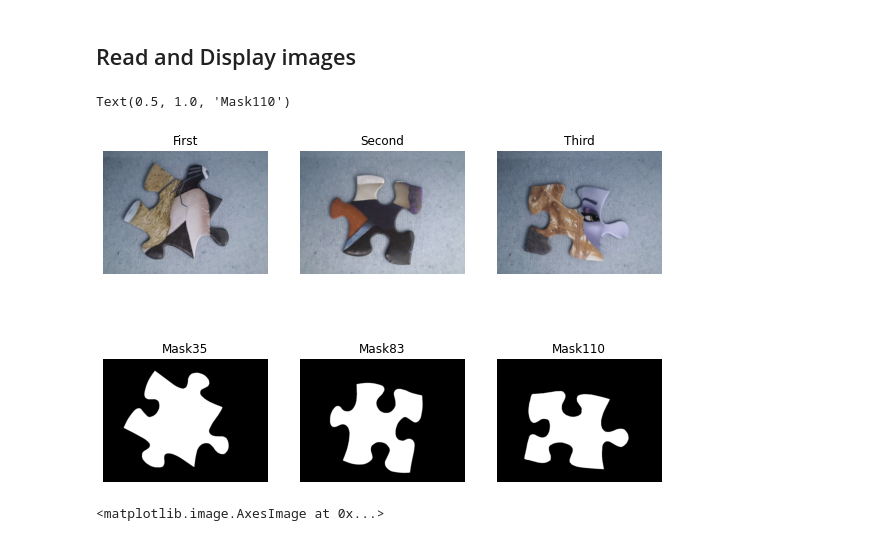
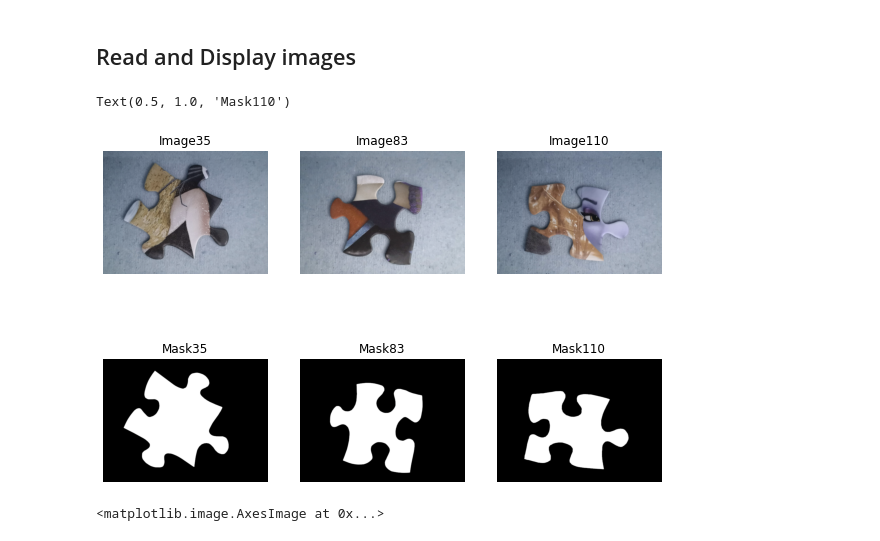
Before and after one commit to godide/godide, a Jupyter notebook: 2509788_COMS7050A_Lab_1.ipynb, the cells around one changed output. Cells and saved outputs as stored; diff of their text form; code cells hidden in the pictures.

```diff
--- a/2509788_COMS7050A_Lab_1.ipynb
+++ b/2509788_COMS7050A_Lab_1.ipynb
@@ -56,7 +56,7 @@ fig.add_subplot(rows, columns, 1)
 # showing image
 plt.imshow(Image35)
 plt.axis('off')
-plt.title("First")
+plt.title("Image35")
 
 # Adds a subplot at the 2nd position
 fig.add_subplot(rows, columns, 2)
@@ -64,7 +64,7 @@ fig.add_subplot(rows, columns, 2)
 # showing image
 plt.imshow(Image83)
 plt.axis('off')
-plt.title("Second")
+plt.title("Image83")
 
 # Adds a subplot at the 3rd position
 fig.add_subplot(rows, columns, 3)
@@ -72,35 +72,35 @@ fig.add_subplot(rows, columns, 3)
 # showing image
 plt.imshow(Image110)
 plt.axis('off')
-plt.title("Third")
+plt.title("Image110")
 
 # Adds a subplot at the 4th position
 fig.add_subplot(rows, columns, 4)
 
 # showing image
 plt.imshow(Mask35)
 plt.axis('off')
 plt.title("Mask35")
 
 
 # Adds a subplot at the 5th position
 fig.add_subplot(rows, columns, 5)
 
 # showing image
 plt.imshow(Mask83)
 plt.axis('off')
 plt.title("Mask83")
 
 # Adds a subplot at the 6th position
 fig.add_subplot(rows, columns, 6)
 
 # showing image
 plt.imshow(Mask110)
 plt.axis('off')
 plt.title("Mask110")
 # %% [output]
 Text(0.5, 1.0, 'Mask110')
-[figure, old version]
+[figure, new version]
 # %%
  plt.imshow(np.moveaxis(Image110, 1, 1))
 # %% [output]
```
Also changed, not shown: parts of 2 cells of this notebook.
